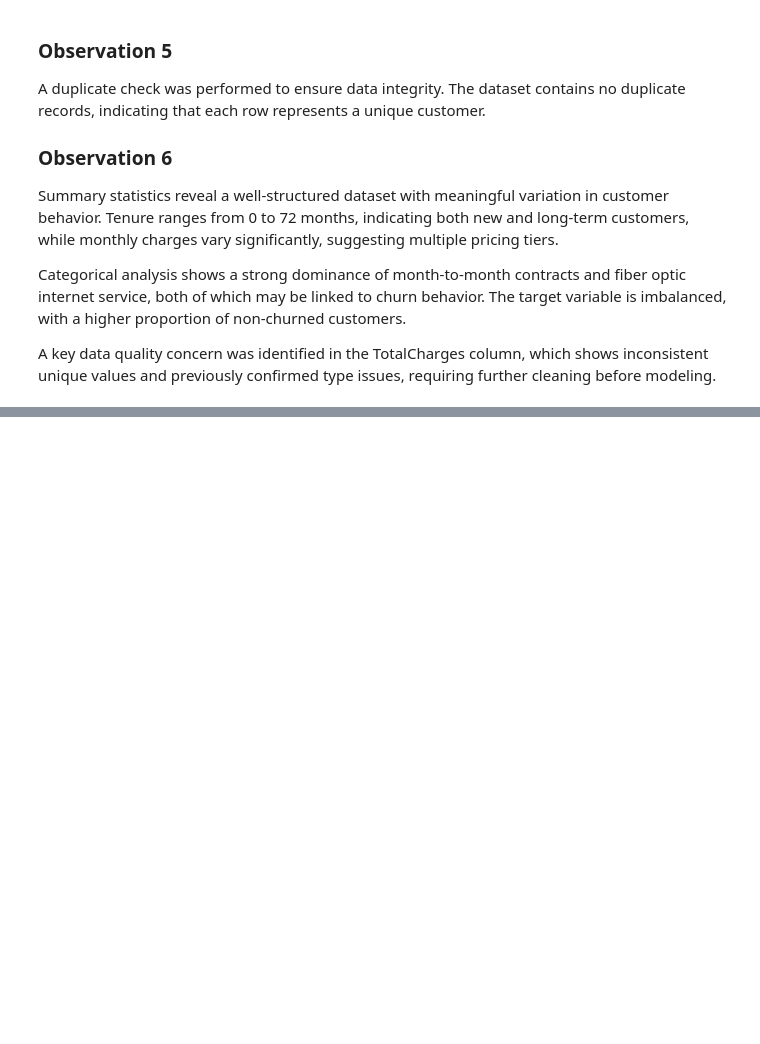
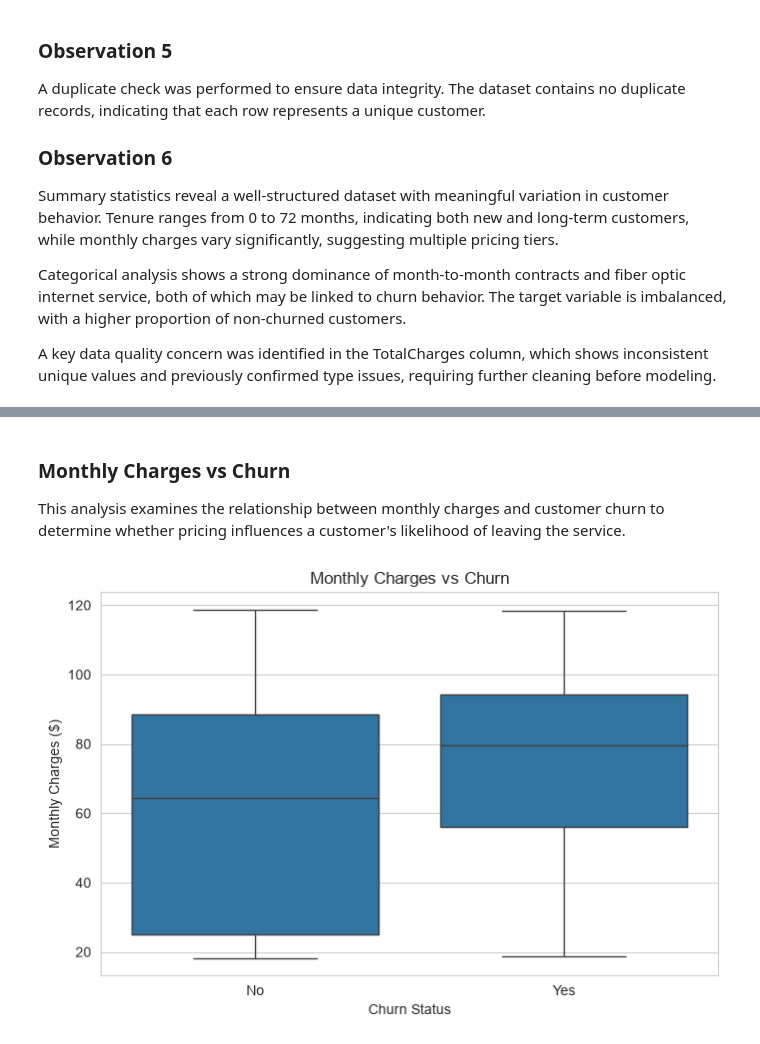
Before and after one commit to DaveoJay/Customer_Churn_Prediction, a Jupyter notebook: Notebooks/01_data_exploration.ipynb, the cells around one changed output, grey strips where cells are left out. Saved outputs shown, nothing was run; the diff lists cells and outputs as text; code cells hidden in the pictures; blank space fills up the shorter version.

```diff
--- a/Notebooks/01_data_exploration.ipynb
+++ b/Notebooks/01_data_exploration.ipynb
@@ -175,0 +256,20 @@ A key data quality concern was identified in the TotalCharges column, which show
+# %% [markdown]
+### Monthly Charges vs Churn
+
+This analysis examines the relationship between monthly charges and customer churn to determine whether pricing influences a customer's likelihood of leaving the service.
+# %%
+plt.figure(figsize=(8, 5))
+
+sns.boxplot(
+    x="Churn",
+    y="MonthlyCharges",
+    data=df
+)
+
+plt.title("Monthly Charges vs Churn")
+plt.xlabel("Churn Status")
+plt.ylabel("Monthly Charges ($)")
+
+plt.show()
+# %% [output]
+[figure, added]
```
Also changed, not shown: parts of 15 cells of this notebook, 9 other files.
